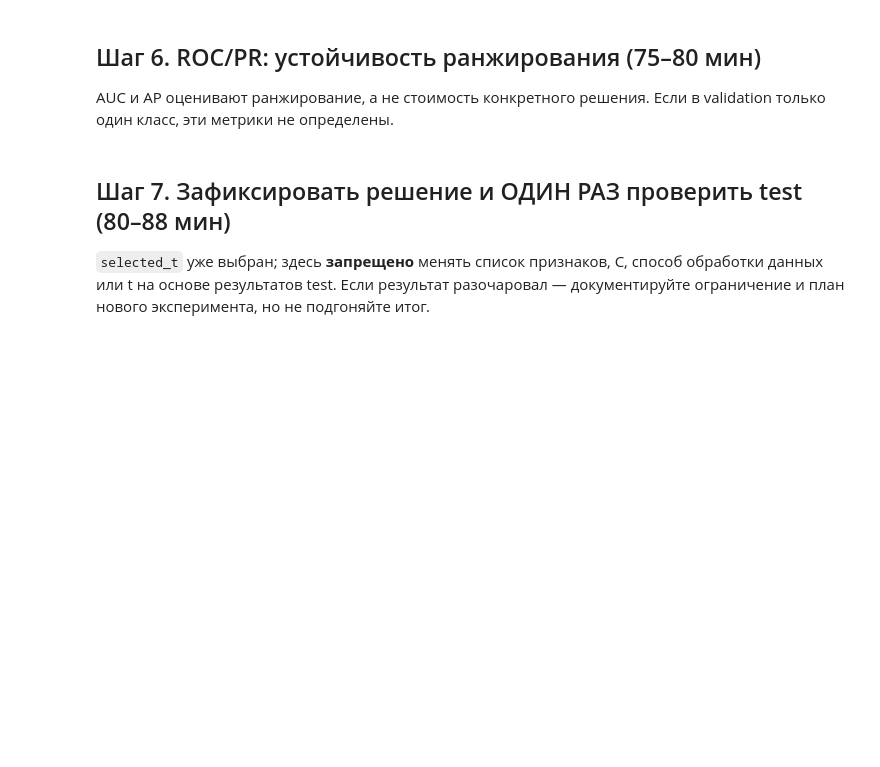
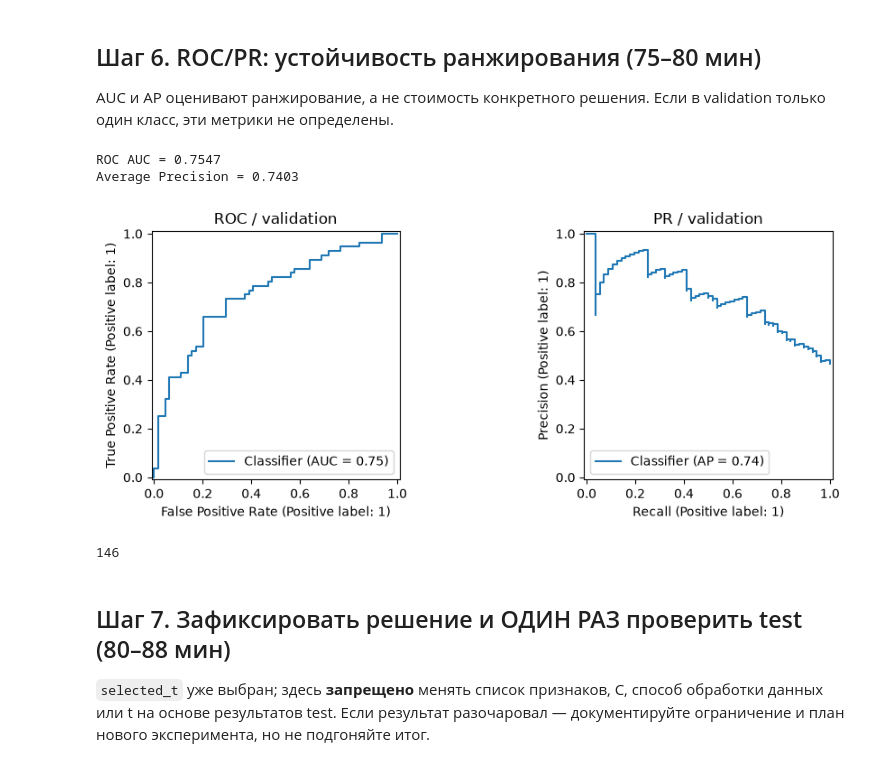
Before and after one commit to Vladislav-Evg-Sid/utmn-master-degree, a Jupyter notebook: tii/lb10/10_student.ipynb, the cells around one changed output. Saved outputs shown, nothing was run; the diff lists cells and outputs as text; code cells hidden in the pictures; blank space fills up the shorter version.

```diff
--- a/tii/lb10/10_student.ipynb
+++ b/tii/lb10/10_student.ipynb
@@ -210,13 +329,26 @@ AUC и AP оценивают ранжирование, а не стоимост
 # %%
 if yval.nunique()==2:
     print('ROC AUC =',round(roc_auc_score(yval,val_prob),4))
     print('Average Precision =',round(average_precision_score(yval,val_prob),4))
     fig,axes=plt.subplots(1,2,figsize=(10,3.7))
     RocCurveDisplay.from_predictions(yval,val_prob,ax=axes[0]);axes[0].set_title('ROC / validation')
     PrecisionRecallDisplay.from_predictions(yval,val_prob,ax=axes[1]);axes[1].set_title('PR / validation')
-    plt.tight_layout();plt.show()
+    plt.tight_layout();plt.savefig('10_roc_pr.png', dpi=160);plt.show()
 else:
     print('ROC AUC и AP пропущены: validation содержит один класс')
+
+# Та же проверка применимости нужна и при сохранении метрик.
+import json
+ranking = {'ROC_AUC': float(roc_auc_score(yval, val_prob)) if yval.nunique() == 2 else None,
+           'AveragePrecision': float(average_precision_score(yval, val_prob)) if yval.nunique() == 2 else None,
+           'positive_fraction_val': float(yval.mean()),
+           'applicable': bool(yval.nunique() == 2)}
+Path('10_ranking_metrics.json').write_text(json.dumps(ranking, indent=2), encoding='utf-8')
+# %% [output]
+ROC AUC = 0.7547
+Average Precision = 0.7403
+[figure, added]
+146
 # %% [markdown]
 ## Шаг 7. Зафиксировать решение и ОДИН РАЗ проверить test (80–88 мин)
 `selected_t` уже выбран; здесь **запрещено** менять список признаков, C, способ обработки данных или t на основе результатов test. Если результат разочаровал — документируйте ограничение и план нового эксперимента, но не подгоняйте итог.
```
Also changed, not shown: parts of 13 cells of this notebook, 25 other files.
